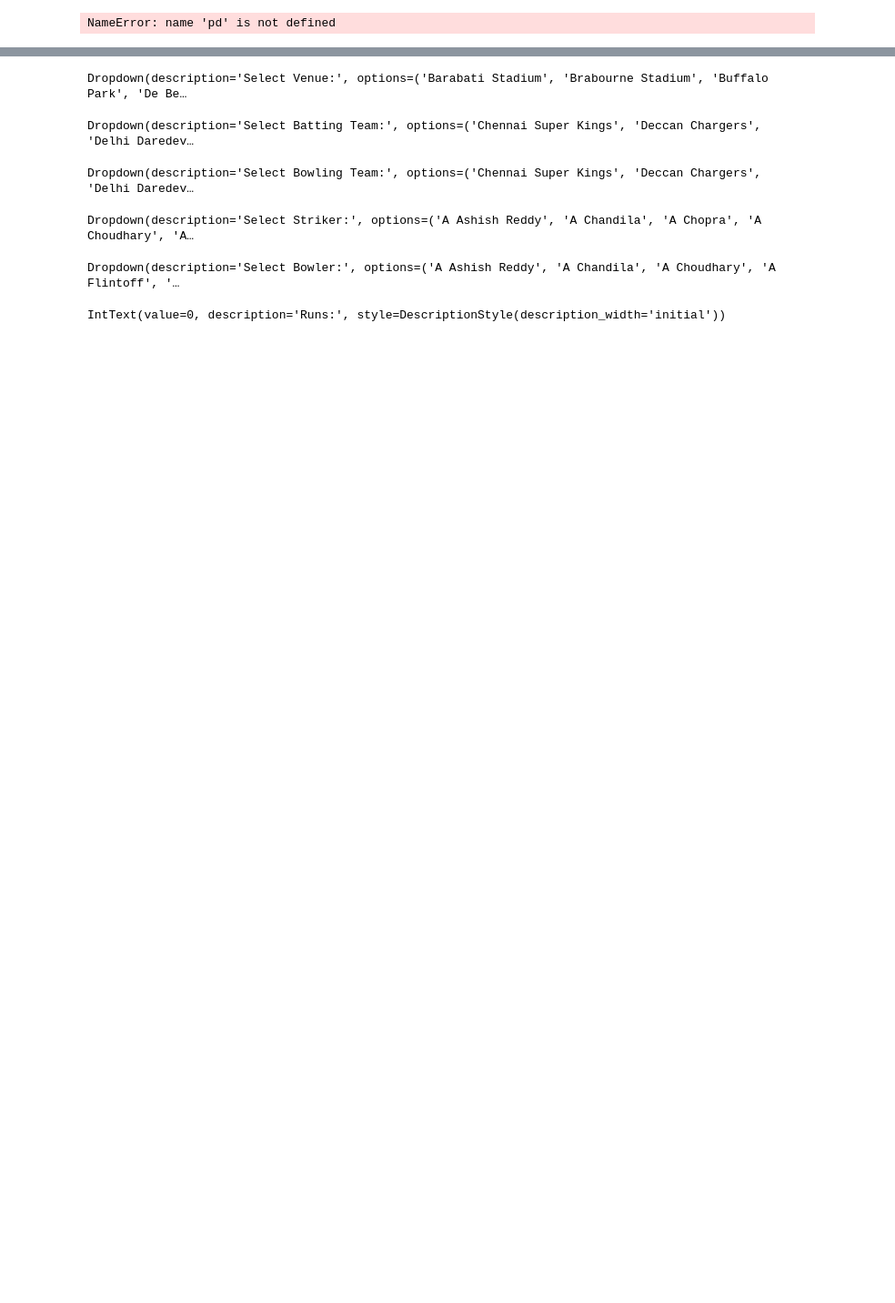
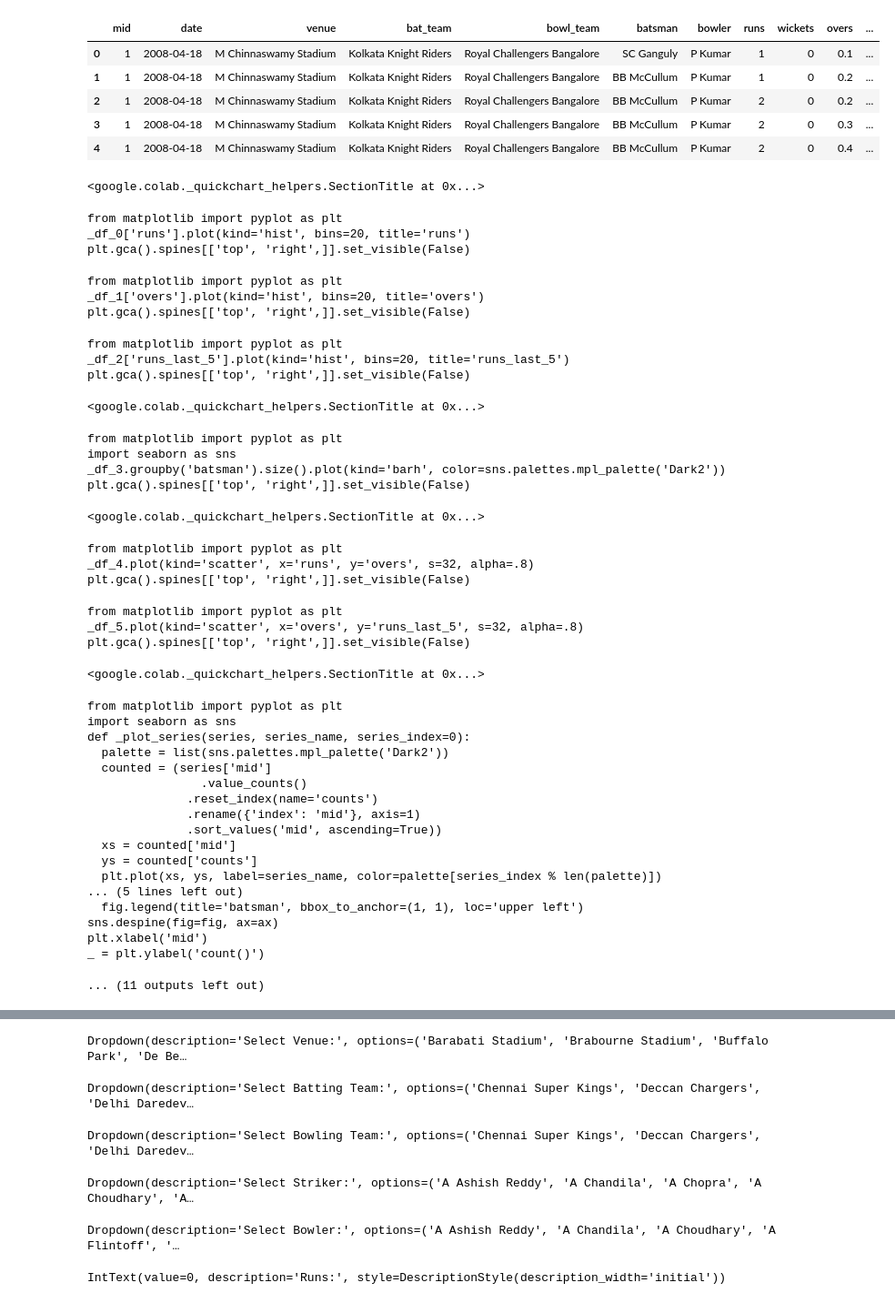
Before and after one commit to yashjagtap81/score-prediction, a Jupyter notebook: IPLScoreprediction.ipynb, the cells around one changed output, grey strips where cells are left out. Shown at 91% size. Drawn from its saved outputs; the diff is of its cells as text; code cells hidden in the pictures; blank space fills up the shorter version.

```diff
--- a/IPLScoreprediction.ipynb
+++ b/IPLScoreprediction.ipynb
@@ -13,8 +11,54 @@ ValueError: Name tf.RaggedTensorSpec has already been registered for class tenso
 # %%
-ipl = pd.read_csv('')
+ipl = pd.read_csv('/content/ipl_data (1).csv')
 ipl.head()
 # %% [output]
+|  | mid | date | venue | bat_team | bowl_team | batsman | bowler | runs | wickets | overs | ... |
+| 0 | 1 | 2008-04-18 | M Chinnaswamy Stadium | Kolkata Knight Riders | Royal Challengers Bangalore | SC Ganguly | P Kumar | 1 | 0 | 0.1 | ... |
+| 1 | 1 | 2008-04-18 | M Chinnaswamy Stadium | Kolkata Knight Riders | Royal Challengers Bangalore | BB McCullum | P Kumar | 1 | 0 | 0.2 | ... |
+| 2 | 1 | 2008-04-18 | M Chinnaswamy Stadium | Kolkata Knight Riders | Royal Challengers Bangalore | BB McCullum | P Kumar | 2 | 0 | 0.2 | ... |
+| 3 | 1 | 2008-04-18 | M Chinnaswamy Stadium | Kolkata Knight Riders | Royal Challengers Bangalore | BB McCullum | P Kumar | 2 | 0 | 0.3 | ... |
+| 4 | 1 | 2008-04-18 | M Chinnaswamy Stadium | Kolkata Knight Riders | Royal Challengers Bangalore | BB McCullum | P Kumar | 2 | 0 | 0.4 | ... |
-NameError: name 'pd' is not defined
+<google.colab._quickchart_helpers.SectionTitle at 0x...>
+from matplotlib import pyplot as plt
+_df_0['runs'].plot(kind='hist', bins=20, title='runs')
+plt.gca().spines[['top', 'right',]].set_visible(False)
+from matplotlib import pyplot as plt
+_df_1['overs'].plot(kind='hist', bins=20, title='overs')
+plt.gca().spines[['top', 'right',]].set_visible(False)
+from matplotlib import pyplot as plt
+_df_2['runs_last_5'].plot(kind='hist', bins=20, title='runs_last_5')
+plt.gca().spines[['top', 'right',]].set_visible(False)
+<google.colab._quickchart_helpers.SectionTitle at 0x...>
+from matplotlib import pyplot as plt
+import seaborn as sns
+_df_3.groupby('batsman').size().plot(kind='barh', color=sns.palettes.mpl_palette('Dark2'))
+plt.gca().spines[['top', 'right',]].set_visible(False)
+<google.colab._quickchart_helpers.SectionTitle at 0x...>
+from matplotlib import pyplot as plt
+_df_4.plot(kind='scatter', x='runs', y='overs', s=32, alpha=.8)
+plt.gca().spines[['top', 'right',]].set_visible(False)
+from matplotlib import pyplot as plt
+_df_5.plot(kind='scatter', x='overs', y='runs_last_5', s=32, alpha=.8)
+plt.gca().spines[['top', 'right',]].set_visible(False)
+<google.colab._quickchart_helpers.SectionTitle at 0x...>
+from matplotlib import pyplot as plt
+import seaborn as sns
+def _plot_series(series, series_name, series_index=0):
+  palette = list(sns.palettes.mpl_palette('Dark2'))
+  counted = (series['mid']
+                .value_counts()
+              .reset_index(name='counts')
+              .rename({'index': 'mid'}, axis=1)
+              .sort_values('mid', ascending=True))
+  xs = counted['mid']
+  ys = counted['counts']
+  plt.plot(xs, ys, label=series_name, color=palette[series_index % len(palette)])
+... (5 lines left out)
+  fig.legend(title='batsman', bbox_to_anchor=(1, 1), loc='upper left')
+sns.despine(fig=fig, ax=ax)
+plt.xlabel('mid')
+_ = plt.ylabel('count()')
+... (11 outputs left out)
 # %%
 data = ipl.copy()
 matches_per_venue = data[['mid', 'venue']].drop_duplicates()
```
Also changed, not shown: parts of 11 cells of this notebook.
